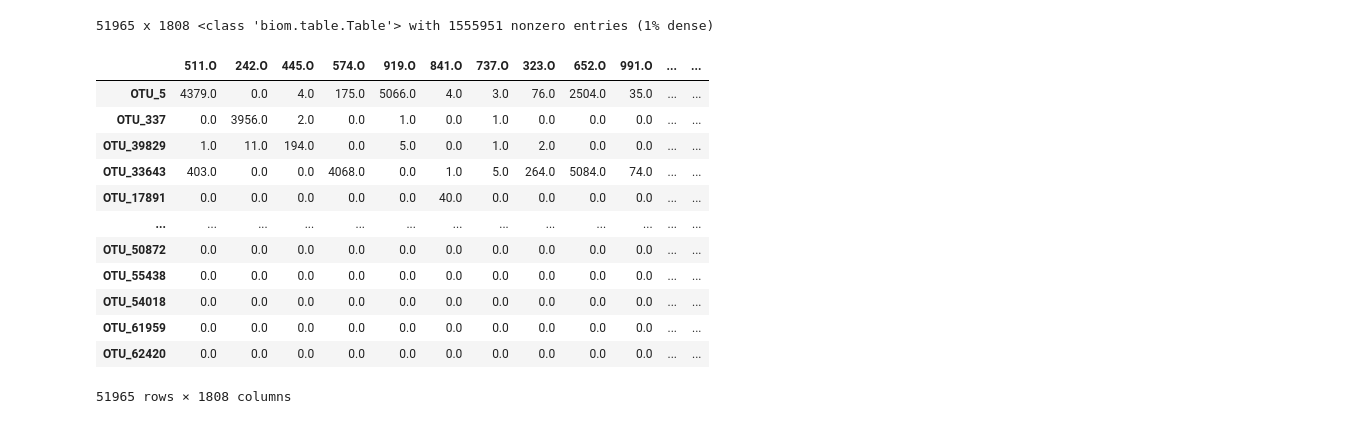
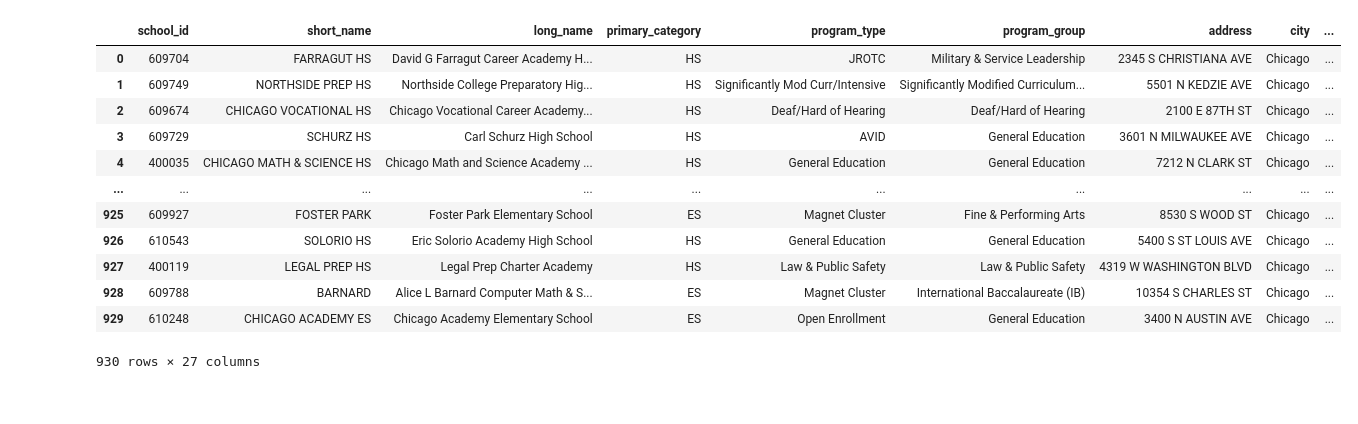
Before and after one commit to Karla-Flores/Chicago-Crime-Visualizing-Data, a Jupyter notebook: Proyect_03.ipynb, the cells around one changed output. Drawn from its saved outputs; the diff is of its cells as text; code cells hidden in the pictures.

```diff
--- a/Proyect_03.ipynb
+++ b/Proyect_03.ipynb
@@ -8,21 +6,19 @@ table = load_table('/Users/karlaflores/Desktop/Git/Project-03/ITS_otu_table_wTax
-# %%
-table
-# %% [output]
-51965 x 1808 <class 'biom.table.Table'> with 1555951 nonzero entries (1% dense)
-# %%
-df = table.to_dataframe()
-df
-# %% [output]
-|  | 511.O | 242.O | 445.O | 574.O | 919.O | 841.O | 737.O | 323.O | 652.O | 991.O | ... | ... |
-| OTU_5 | 4379.0 | 0.0 | 4.0 | 175.0 | 5066.0 | 4.0 | 3.0 | 76.0 | 2504.0 | 35.0 | ... | ... |
-| OTU_337 | 0.0 | 3956.0 | 2.0 | 0.0 | 1.0 | 0.0 | 1.0 | 0.0 | 0.0 | 0.0 | ... | ... |
-| OTU_39829 | 1.0 | 11.0 | 194.0 | 0.0 | 5.0 | 0.0 | 1.0 | 2.0 | 0.0 | 0.0 | ... | ... |
-| OTU_33643 | 403.0 | 0.0 | 0.0 | 4068.0 | 0.0 | 1.0 | 5.0 | 264.0 | 5084.0 | 74.0 | ... | ... |
-| OTU_17891 | 0.0 | 0.0 | 0.0 | 0.0 | 0.0 | 40.0 | 0.0 | 0.0 | 0.0 | 0.0 | ... | ... |
-| ... | ... | ... | ... | ... | ... | ... | ... | ... | ... | ... | ... | ... |
-| OTU_50872 | 0.0 | 0.0 | 0.0 | 0.0 | 0.0 | 0.0 | 0.0 | 0.0 | 0.0 | 0.0 | ... | ... |
-| OTU_55438 | 0.0 | 0.0 | 0.0 | 0.0 | 0.0 | 0.0 | 0.0 | 0.0 | 0.0 | 0.0 | ... | ... |
-| OTU_54018 | 0.0 | 0.0 | 0.0 | 0.0 | 0.0 | 0.0 | 0.0 | 0.0 | 0.0 | 0.0 | ... | ... |
-| OTU_61959 | 0.0 | 0.0 | 0.0 | 0.0 | 0.0 | 0.0 | 0.0 | 0.0 | 0.0 | 0.0 | ... | ... |
-| OTU_62420 | 0.0 | 0.0 | 0.0 | 0.0 | 0.0 | 0.0 | 0.0 | 0.0 | 0.0 | 0.0 | ... | ... |
-51965 rows × 1808 columns
+# %%
+# Chicago Public Schools - School Admissions Information SY2021list(df)
+url = 'https://data.cityofchicago.org/resource/tiw4-68h5.json'
+df = pd.read_json(url)
+df
+# %% [output]
+|  | school_id | short_name | long_name | primary_category | program_type | program_group | address | city | ... |
+| 0 | 609704 | FARRAGUT HS | David G Farragut Career Academy H... | HS | JROTC | Military & Service Leadership | 2345 S CHRISTIANA AVE | Chicago | ... |
+| 1 | 609749 | NORTHSIDE PREP HS | Northside College Preparatory Hig... | HS | Significantly Mod Curr/Intensive | Significantly Modified Curriculum... | 5501 N KEDZIE AVE | Chicago | ... |
+| 2 | 609674 | CHICAGO VOCATIONAL HS | Chicago Vocational Career Academy... | HS | Deaf/Hard of Hearing | Deaf/Hard of Hearing | 2100 E 87TH ST | Chicago | ... |
+| 3 | 609729 | SCHURZ HS | Carl Schurz High School | HS | AVID | General Education | 3601 N MILWAUKEE AVE | Chicago | ... |
+| 4 | 400035 | CHICAGO MATH & SCIENCE HS | Chicago Math and Science Academy ... | HS | General Education | General Education | 7212 N CLARK ST | Chicago | ... |
+| ... | ... | ... | ... | ... | ... | ... | ... | ... | ... |
+| 925 | 609927 | FOSTER PARK | Foster Park Elementary School | ES | Magnet Cluster | Fine & Performing Arts | 8530 S WOOD ST | Chicago | ... |
+| 926 | 610543 | SOLORIO HS | Eric Solorio Academy High School | HS | General Education | General Education | 5400 S ST LOUIS AVE | Chicago | ... |
+| 927 | 400119 | LEGAL PREP HS | Legal Prep Charter Academy | HS | Law & Public Safety | Law & Public Safety | 4319 W WASHINGTON BLVD | Chicago | ... |
+| 928 | 609788 | BARNARD | Alice L Barnard Computer Math & S... | ES | Magnet Cluster | International Baccalaureate (IB) | 10354 S CHARLES ST | Chicago | ... |
+| 929 | 610248 | CHICAGO ACADEMY ES | Chicago Academy Elementary School | ES | Open Enrollment | General Education | 3400 N AUSTIN AVE | Chicago | ... |
+930 rows × 27 columns
```
Also changed, not shown: parts of 4 cells of this notebook.
